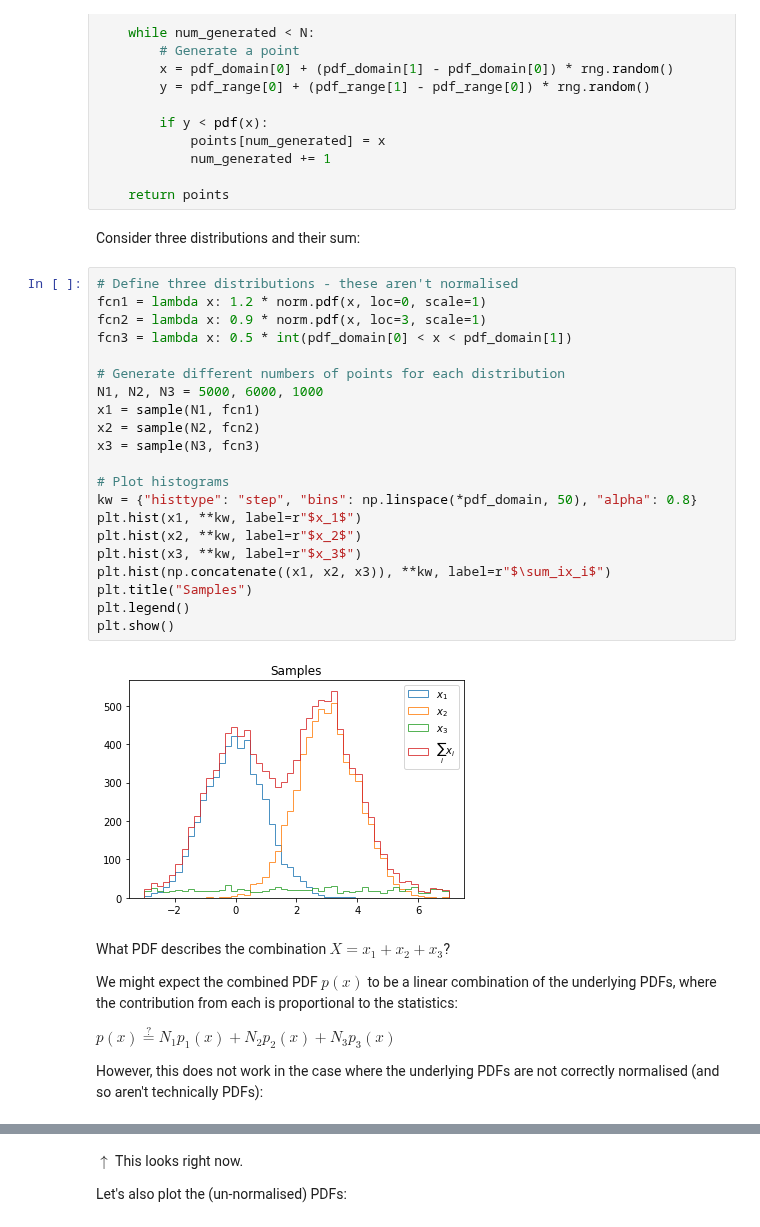
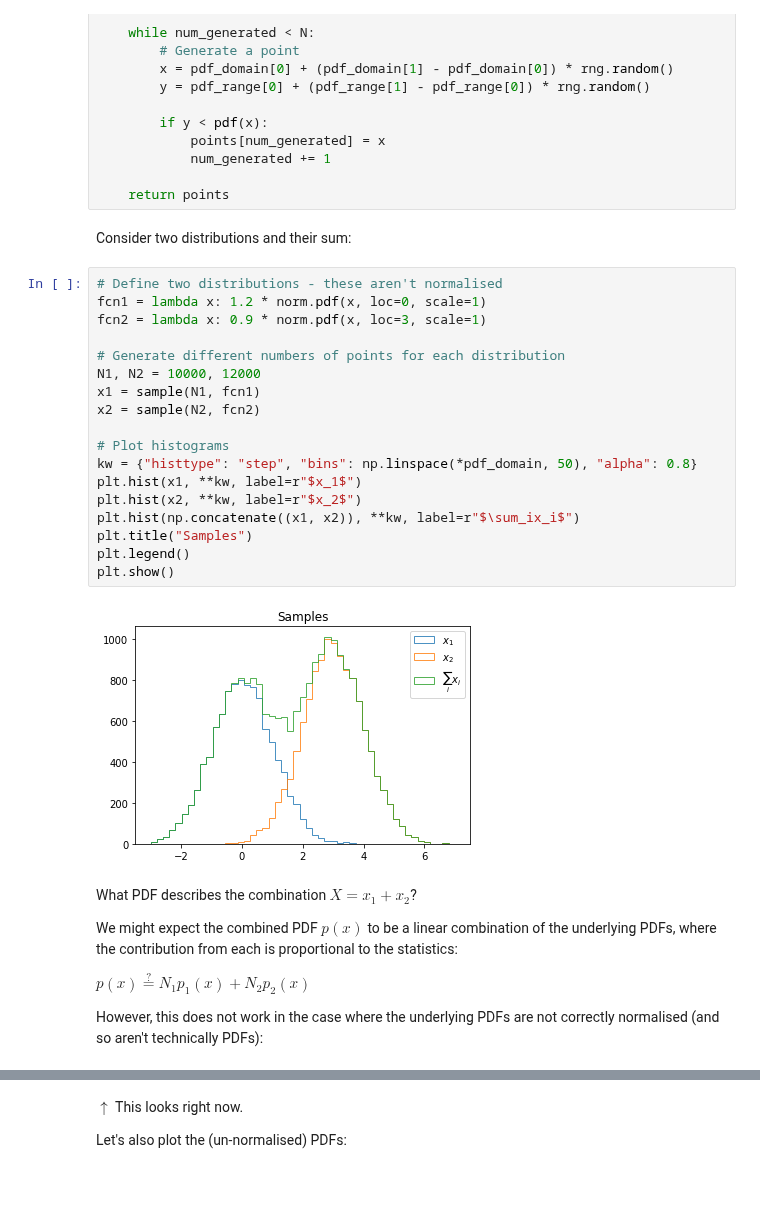
Before and after one commit to richard-lane/addPdfs, a Jupyter notebook: addPdfs.ipynb, the cells around one changed output, grey strips where cells are left out. Cells and saved outputs as stored; diff of their text form; blank space fills up the shorter version.

Commit message:
only do 2 distributions

```diff
--- a/addPdfs.ipynb
+++ b/addPdfs.ipynb
@@ -39,36 +39,33 @@ def sample(N, pdf):
 
     return points
 # %% [markdown]
-Consider three distributions and their sum:
+Consider two distributions and their sum:
 # %%
-# Define three distributions - these aren't normalised
+# Define two distributions - these aren't normalised
 fcn1 = lambda x: 1.2 * norm.pdf(x, loc=0, scale=1)
 fcn2 = lambda x: 0.9 * norm.pdf(x, loc=3, scale=1)
-fcn3 = lambda x: 0.5 * int(pdf_domain[0] < x < pdf_domain[1])
 
 # Generate different numbers of points for each distribution
-N1, N2, N3 = 5000, 6000, 1000
+N1, N2 = 10000, 12000
 x1 = sample(N1, fcn1)
 x2 = sample(N2, fcn2)
-x3 = sample(N3, fcn3)
 
 # Plot histograms
 kw = {"histtype": "step", "bins": np.linspace(*pdf_domain, 50), "alpha": 0.8}
 plt.hist(x1, **kw, label=r"$x_1$")
 plt.hist(x2, **kw, label=r"$x_2$")
-plt.hist(x3, **kw, label=r"$x_3$")
-plt.hist(np.concatenate((x1, x2, x3)), **kw, label=r"$\sum_ix_i$")
+plt.hist(np.concatenate((x1, x2)), **kw, label=r"$\sum_ix_i$")
 plt.title("Samples")
 plt.legend()
 plt.show()
 # %% [output]
-[figure, old version]
+[figure, new version]
 # %% [markdown]
-What PDF describes the combination $X = x_1 + x_2 + x_3$?
+What PDF describes the combination $X = x_1 + x_2$?
 
 We might expect the combined PDF $p(x)$ to be a linear combination of the underlying PDFs, where the contribution from each is proportional to the statistics:
 
-$p(x) \stackrel{?}{=}  N_1p_1(x) + N_2p_2(x) + N_3p_3(x)$
+$p(x) \stackrel{?}{=}  N_1p_1(x) + N_2p_2(x)$
 
 However, this does not work in the case where the underlying PDFs are not correctly normalised (and so aren't technically PDFs):
 # %%
```
Also changed, not shown: parts of 5 cells of this notebook.
